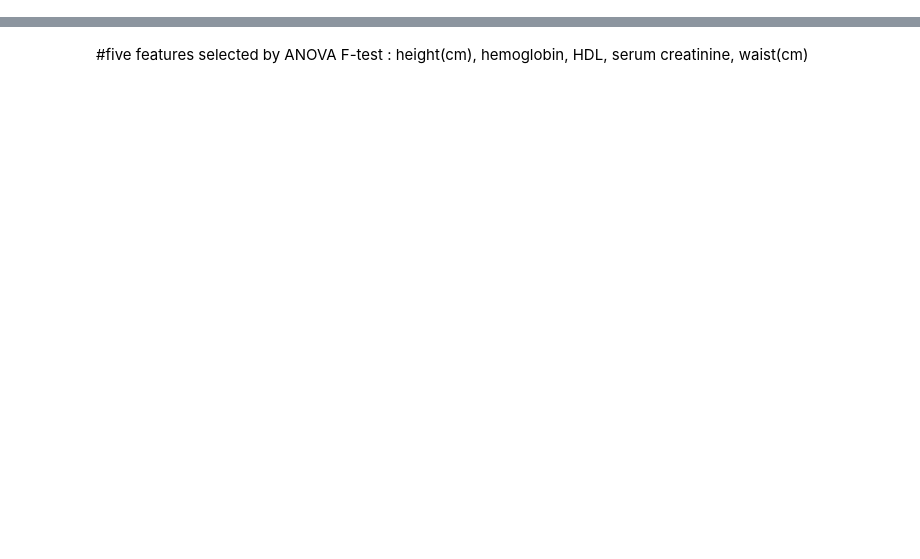
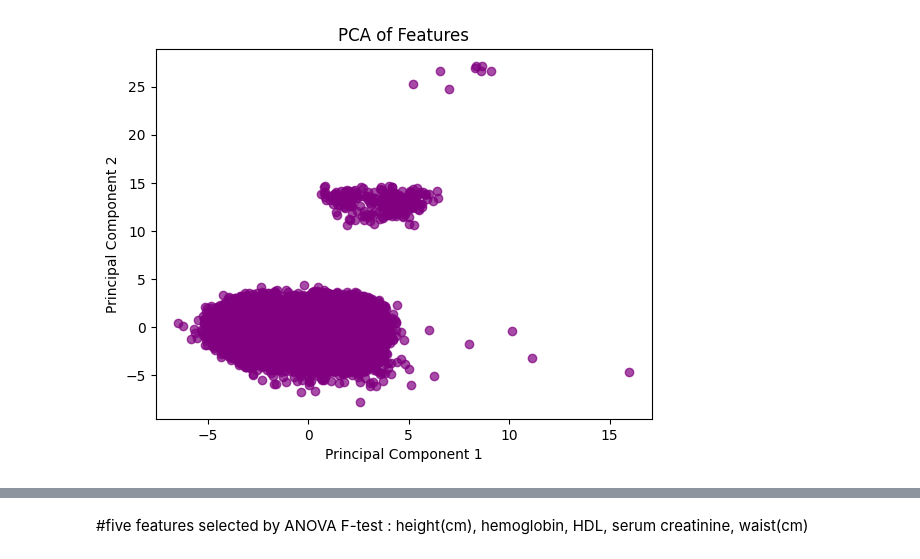
Before and after one commit to JanaAdel1010/Smoking-ML-analysis, a Jupyter notebook: exploratory_analysis.ipynb, the cells around one changed output, grey strips where cells are left out. Saved outputs shown, nothing was run; the diff lists cells and outputs as text; code cells hidden in the pictures; blank space fills up the shorter version.

```diff
--- a/exploratory_analysis.ipynb
+++ b/exploratory_analysis.ipynb
@@ -46,20 +76,22 @@ plt.show()
 # %%
 # PCA example for dimensionality reduction
 from sklearn.preprocessing import StandardScaler
 
 # Standardizing the data
 scaler = StandardScaler()
-scaled_data = scaler.fit_transform(X_train[numerical_columns])
+scaled_data = scaler.fit_transform(data[numerical_columns])
 
 # Apply PCA
 pca = PCA(n_components=2)
 pca_result = pca.fit_transform(scaled_data)
 
 # PCA results visualization
 plt.scatter(pca_result[:, 0], pca_result[:, 1], alpha=0.7, color='purple')
 plt.title('PCA of Features')
 plt.xlabel('Principal Component 1')
 plt.ylabel('Principal Component 2')
 plt.show()
+# %% [output]
+[figure, added]
 # %%
 #droping unrelevant features
```
Also changed, not shown: parts of 15 cells of this notebook, 2 other files.
